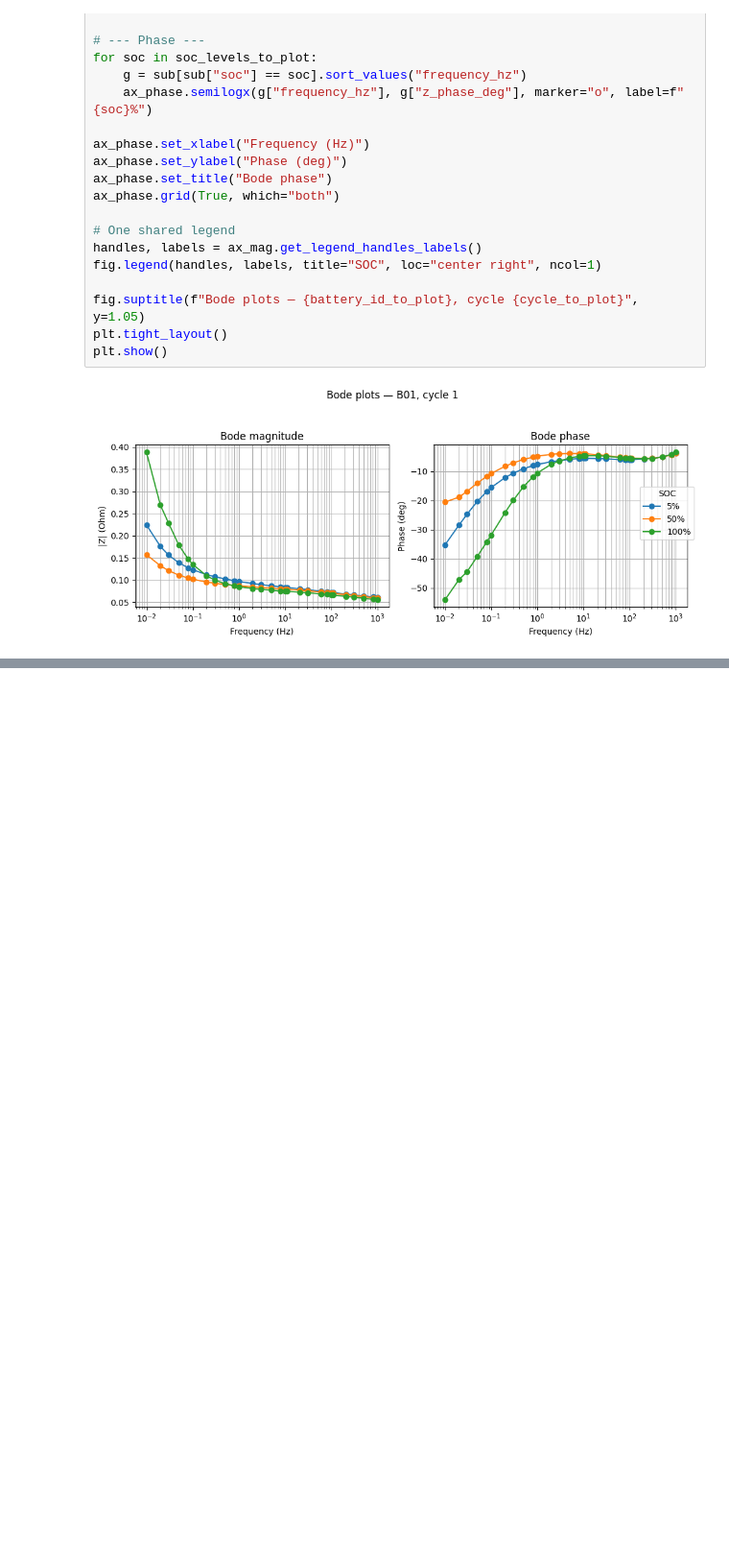
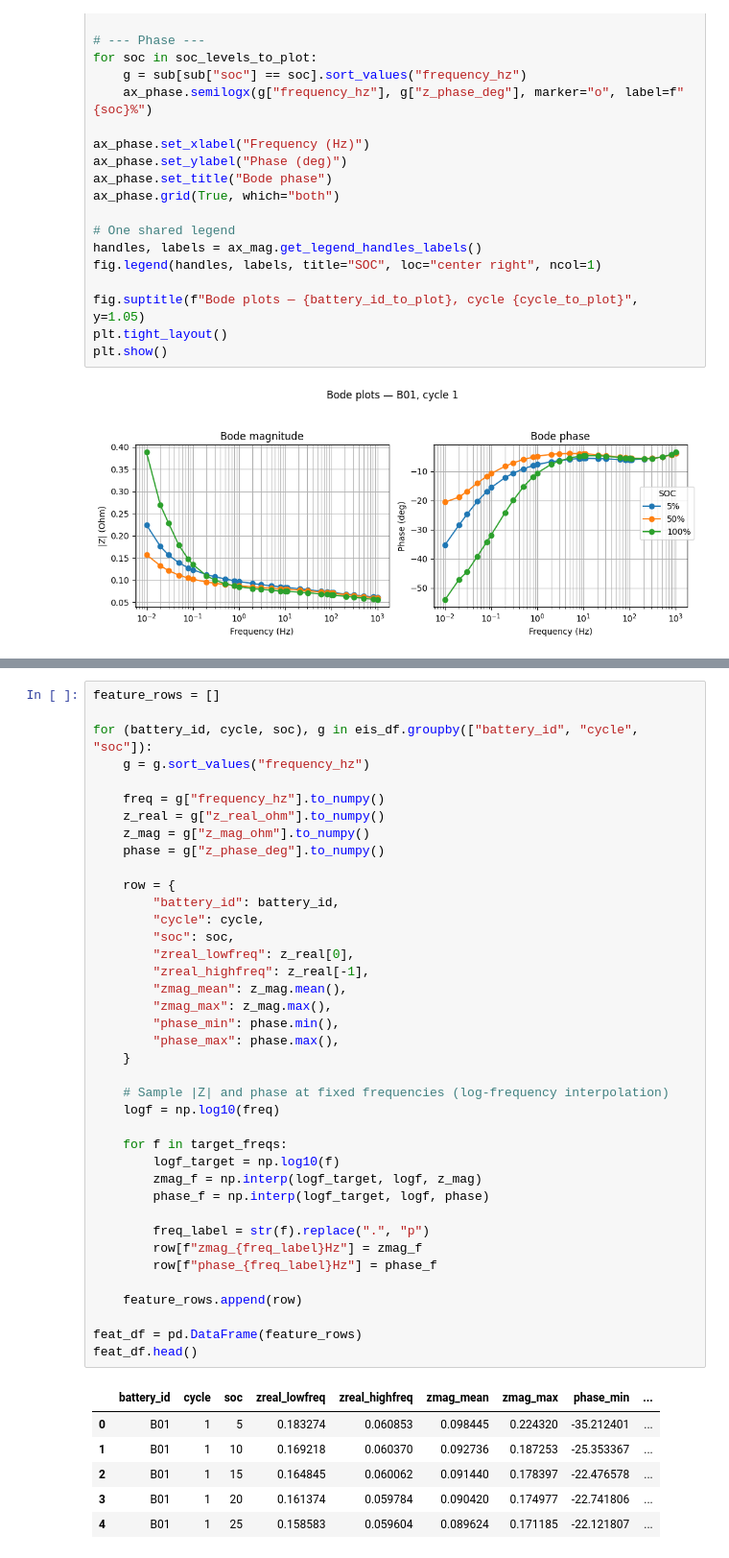
Before and after one commit to ChouaibB/battery-diagnostics-impedance-ml-examples, a Jupyter notebook: notebooks/01_eis_soc_exploration.ipynb, the cells around one changed output, grey strips where cells are left out. Shown at 96% size. Drawn from its saved outputs; the diff is of its cells as text; blank space fills up the shorter version.

```diff
--- a/notebooks/01_eis_soc_exploration.ipynb
+++ b/notebooks/01_eis_soc_exploration.ipynb
@@ -255,0 +281,46 @@ plt.show()
+# %%
+feature_rows = []
+
+for (battery_id, cycle, soc), g in eis_df.groupby(["battery_id", "cycle", "soc"]):
+    g = g.sort_values("frequency_hz")
+
+    freq = g["frequency_hz"].to_numpy()
+    z_real = g["z_real_ohm"].to_numpy()
+    z_mag = g["z_mag_ohm"].to_numpy()
+    phase = g["z_phase_deg"].to_numpy()
+
+    row = {
+        "battery_id": battery_id,
+        "cycle": cycle,
+        "soc": soc,
+        "zreal_lowfreq": z_real[0],
+        "zreal_highfreq": z_real[-1],
+        "zmag_mean": z_mag.mean(),
+        "zmag_max": z_mag.max(),
+        "phase_min": phase.min(),
+        "phase_max": phase.max(),
+    }
+
+    # Sample |Z| and phase at fixed frequencies (log-frequency interpolation)
+    logf = np.log10(freq)
+
+    for f in target_freqs:
+        logf_target = np.log10(f)
+        zmag_f = np.interp(logf_target, logf, z_mag)
+        phase_f = np.interp(logf_target, logf, phase)
+
+        freq_label = str(f).replace(".", "p")
+        row[f"zmag_{freq_label}Hz"] = zmag_f
+        row[f"phase_{freq_label}Hz"] = phase_f
+
+    feature_rows.append(row)
+
+feat_df = pd.DataFrame(feature_rows)
+feat_df.head()
+# %% [output]
+|  | battery_id | cycle | soc | zreal_lowfreq | zreal_highfreq | zmag_mean | zmag_max | phase_min | ... |
+| 0 | B01 | 1 | 5 | 0.183274 | 0.060853 | 0.098445 | 0.224320 | -35.212401 | ... |
+| 1 | B01 | 1 | 10 | 0.169218 | 0.060370 | 0.092736 | 0.187253 | -25.353367 | ... |
+| 2 | B01 | 1 | 15 | 0.164845 | 0.060062 | 0.091440 | 0.178397 | -22.476578 | ... |
+| 3 | B01 | 1 | 20 | 0.161374 | 0.059784 | 0.090420 | 0.174977 | -22.741806 | ... |
+| 4 | B01 | 1 | 25 | 0.158583 | 0.059604 | 0.089624 | 0.171185 | -22.121807 | ... |
```
Also changed, not shown: parts of 10 cells of this notebook.
